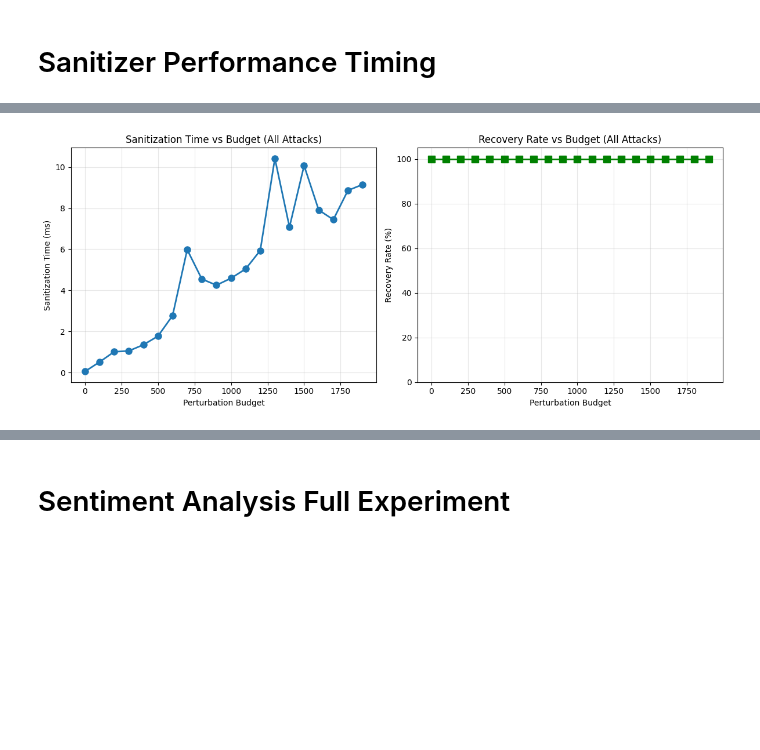
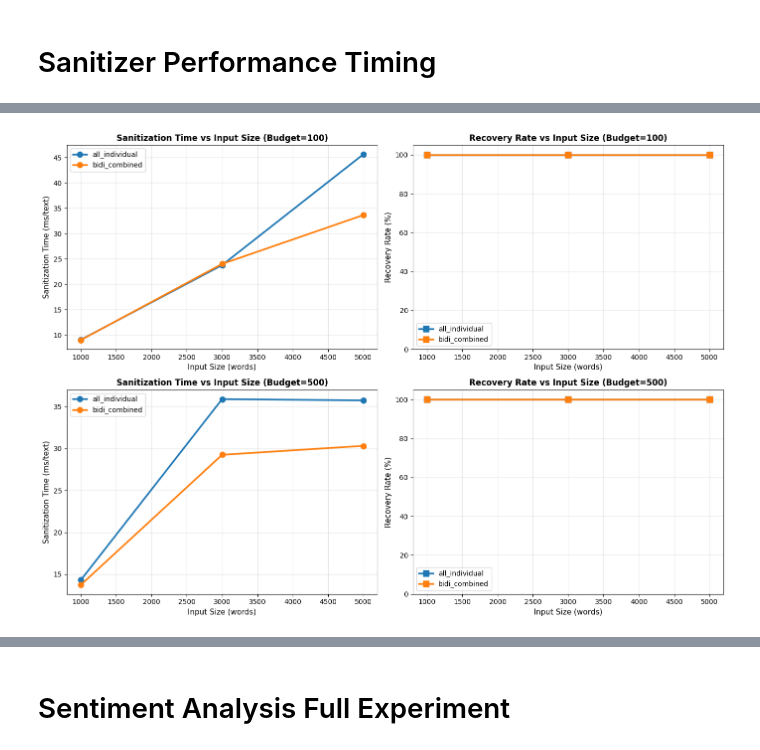
Before and after one commit to khorcarol/textual-adversarial-defense, a Jupyter notebook: python/generate_attack.ipynb, the cells around one changed output, grey strips where cells are left out. Saved outputs shown, nothing was run; the diff lists cells and outputs as text; code cells hidden in the pictures; blank space fills up the shorter version.

Commit message:
Sanitization time experiment for different pass

```diff
--- a/python/generate_attack.ipynb
+++ b/python/generate_attack.ipynb
@@ -334,0 +365,9 @@ Predicted Sentiment: LABEL_2
+# %%
+from lorem_text import lorem
+def lorem_words(n):
+    words = []
+    while len(words) < n:
+        words.extend(lorem.sentence().split())
+    return " ".join(words[:n])
+
+print(lorem_words(50))
@@ -422,36 +499,56 @@ Results saved to all_attacks_results.csv
 # %%
 import matplotlib.pyplot as plt
 
 # Display results
 summary_df = pd.DataFrame(results)
 
 # Convert numeric columns for plotting
 summary_df['sanitize_ms_num'] = summary_df['sanitize_ms'].astype(float)
 summary_df['recovery_rate_num'] = summary_df['recovery_rate'].str.rstrip('%').astype(float)
 
-# Create subplots
-fig, axes = plt.subplots(1, 2, figsize=(12, 5))
+# Create separate subplots for each budget
+fig, axes = plt.subplots(len(perturbation_budgets), 2, figsize=(14, 5*len(perturbation_budgets)))
 
-# Plot 1: Sanitization time vs budget
-axes[0].plot(summary_df['budget'], summary_df['sanitize_ms_num'], marker='o', linewidth=2, markersize=8)
-axes[0].set_xlabel('Perturbation Budget')
-axes[0].set_ylabel('Sanitization Time (ms)')
-axes[0].set_title('Sanitization Time vs Budget (All Attacks)')
-axes[0].grid(True, alpha=0.3)
+# If only one budget, axes is 1D, make it 2D for consistency
+if len(perturbation_budgets) == 1:
+    axes = axes.reshape(1, -1)
 
-# Plot 2: Recovery rate vs budget
-axes[1].plot(summary_df['budget'], summary_df['recovery_rate_num'], marker='s', linewidth=2, markersize=8, color='green')
-axes[1].set_xlabel('Perturbation Budget')
-axes[1].set_ylabel('Recovery Rate (%)')
-axes[1].set_title('Recovery Rate vs Budget (All Attacks)')
-axes[1].grid(True, alpha=0.3)
-axes[1].set_ylim([0, 105])
+# Plot for each budget
+for idx, budget in enumerate(perturbation_budgets):
+    budget_data = summary_df[summary_df['budget'] == budget]
+
+    # Plot 1: Sanitization time vs input size (comparing configs)
+    for config in budget_data['config'].unique():
+        config_data = budget_data[budget_data['config'] == config]
+        axes[idx, 0].plot(config_data['input_size'], config_data['sanitize_ms_num'],
+                    marker='o', linewidth=2.5, markersize=8, label=config)
+
+    axes[idx, 0].set_xlabel('Input Size (words)', fontsize=11)
+    axes[idx, 0].set_ylabel('Sanitization Time (ms/text)', fontsize=11)
+    axes[idx, 0].set_title(f'Sanitization Time vs Input Size (Budget={budget})', fontsize=12, fontweight='bold')
+    axes[idx, 0].legend(loc='best', fontsize=10)
+    axes[idx, 0].grid(True, alpha=0.3)
+
+    # Plot 2: Recovery rate vs input size (comparing configs)
+    for config in budget_data['config'].unique():
+        config_data = budget_data[budget_data['config'] == config]
+        axes[idx, 1].plot(config_data['input_size'], config_data['recovery_rate_num'],
+                    marker='s', linewidth=2.5, markersize=8, label=config)
+
+    axes[idx, 1].set_xlabel('Input Size (words)', fontsize=11)
+    axes[idx, 1].set_ylabel('Recovery Rate (%)', fontsize=11)
+    axes[idx, 1].set_title(f'Recovery Rate vs Input Size (Budget={budget})', fontsize=12, fontweight='bold')
+    axes[idx, 1].legend(loc='best', fontsize=10)
+    axes[idx, 1].grid(True, alpha=0.3)
+    axes[idx, 1].set_ylim([0, 105])
 
 plt.tight_layout()
 plt.show()
+fig.savefig("input_size_budget_comparison.png", dpi=150, bbox_inches='tight')
 
 print("\nResults Summary:")
 print(summary_df.to_string(index=False))
+print("\nVisualization saved as 'input_size_budget_comparison.png'")
 # %% [output]
-[figure, old version]
+[figure, new version]
 Results Summary:
```
Also changed, not shown: parts of 15 cells of this notebook, 11 other files.
